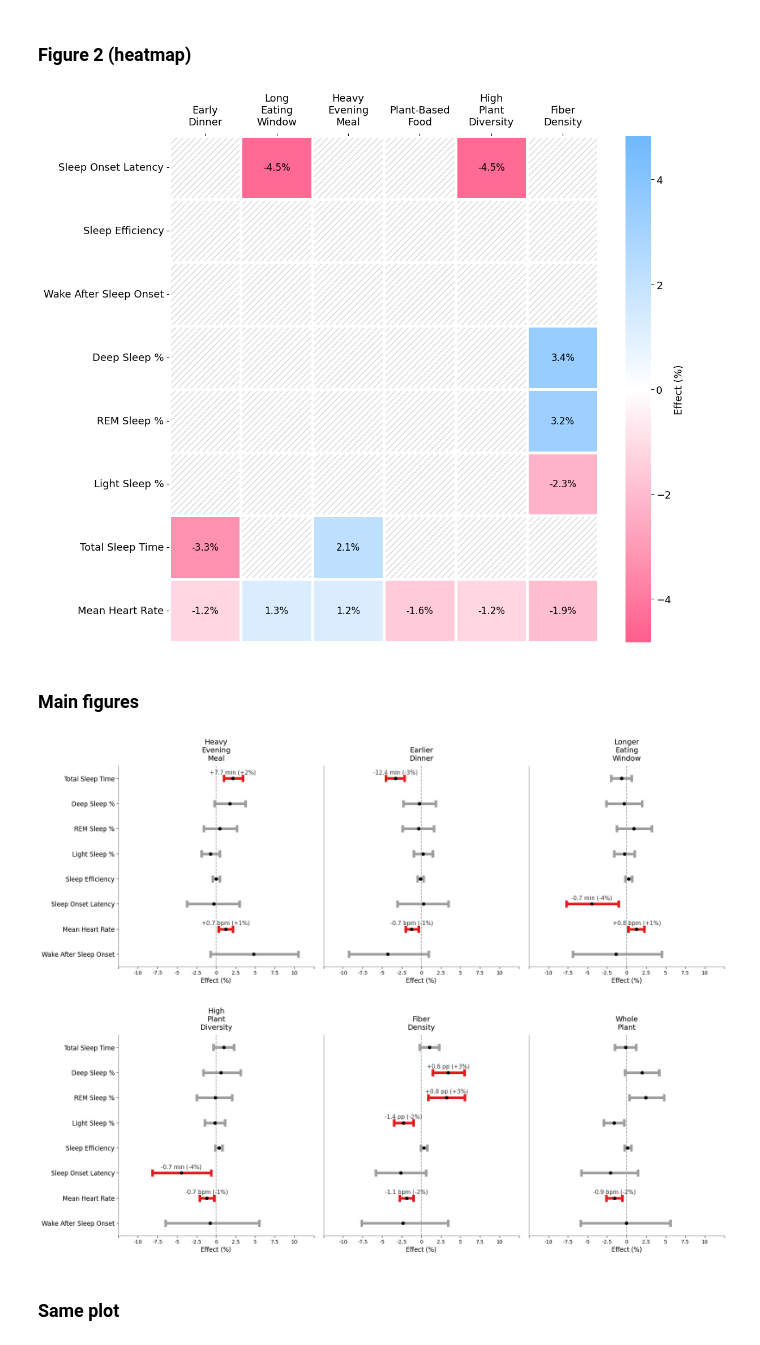
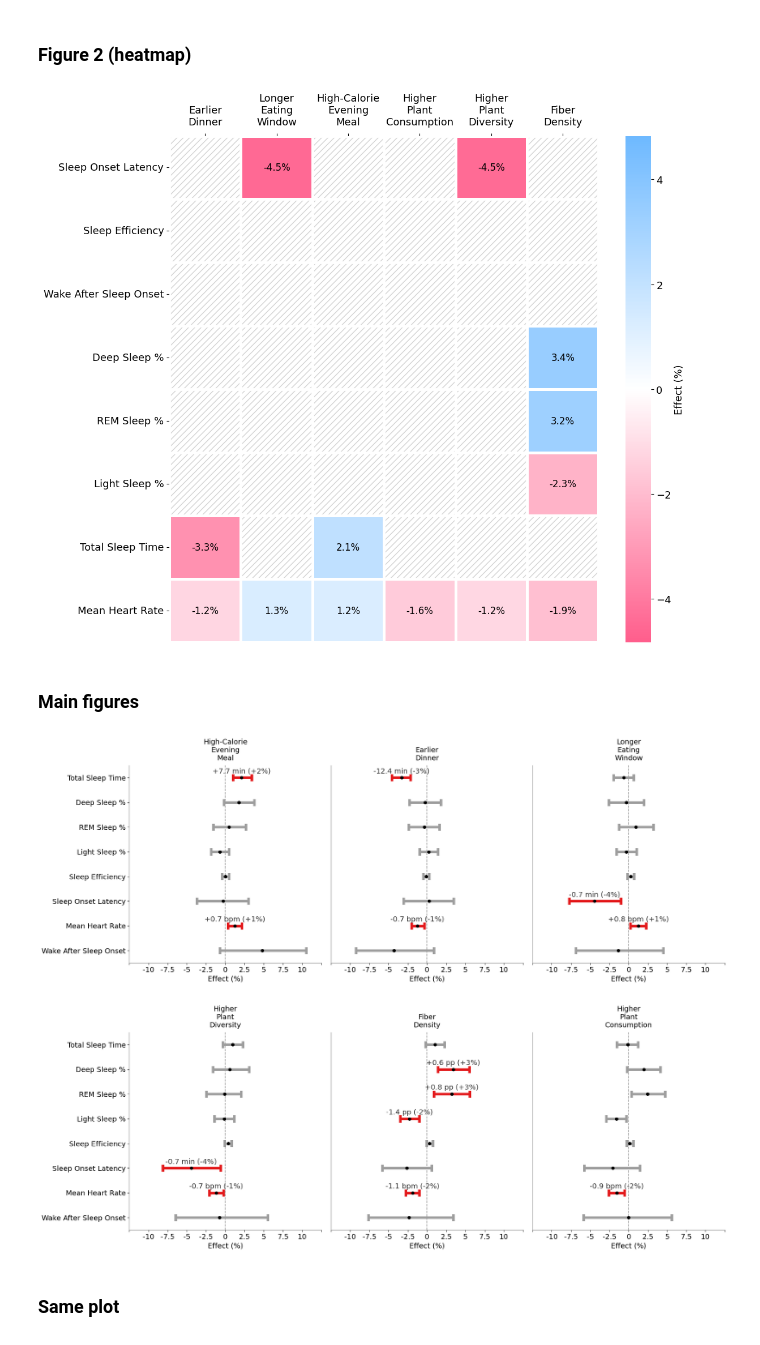
Before and after one commit to mashaashkolnik/causal_framework, a Jupyter notebook: results_aggregation.ipynb, the cells around one changed output. Drawn from its saved outputs; the diff is of its cells as text; code cells hidden in the pictures.

```diff
--- a/results_aggregation.ipynb
+++ b/results_aggregation.ipynb
@@ -172,15 +172,15 @@ heatmap_effects_generic(
     list(results_tmp.keys()),
     figsize=(12, 10),
     labels_dict=labels_dict,
-    x_labels=diet_short_names_mapping,
+    x_labels=diet_full_names_mapping,
 )
 # %% [output]
-[figure, old version]
+[figure, new version]
 # %% [markdown]
 ### Main figures
 # %%
 meal_timing_features = ['night_calories_pct', 'hours_to_sleep', 'eating_window_h']
-plant_based_features = ['unique_plant_based_foods_count', 'fiber_density_energy', 'plant_based_whole_foods_ratio']
+plant_based_features = ['fiber_density_energy', 'unique_plant_based_foods_count', 'plant_based_whole_foods_ratio']
 # %%
 to_plot = meal_timing_features
 
@@ -197,34 +197,34 @@ fig, ax = plot_outcome_effects_panels_significant(
     figsize_per_panel=(7, 7),
     x_label = "Effect (%)",
     ci_line_width = 5,
-    p_fontsize = 11,
+    p_fontsize = 14,
     panels_per_row= 4,
 )
 plt.show()
 # %% [output]
-[figure, old version]
+[figure, new version]
 # %%
 to_plot = plant_based_features
 
 results_tmp = {k : v for k, v in results.items() if k in to_plot}
 results_renamed = {diet_full_names_mapping[k] : v for k, v in results_tmp.items()}
 
 fig, ax = plot_outcome_effects_panels_significant(
 
     dfs=results_renamed.values(),
     df_labels=results_renamed.keys(),
     labels_dict=labels_dict,
     annotation_dict=annotation_dict,
 
     figsize_per_panel=(7, 7),
     x_label = "Effect (%)",
     ci_line_width = 5,
-    p_fontsize = 11,
+    p_fontsize = 14,
     panels_per_row= 4,
 )
 plt.show()
 # %% [output]
-[figure, old version]
+[figure, new version]
 # %% [markdown]
 ### Same plot
 # %%
```
Also changed, not shown: parts of 5 cells of this notebook, 15 other files.
